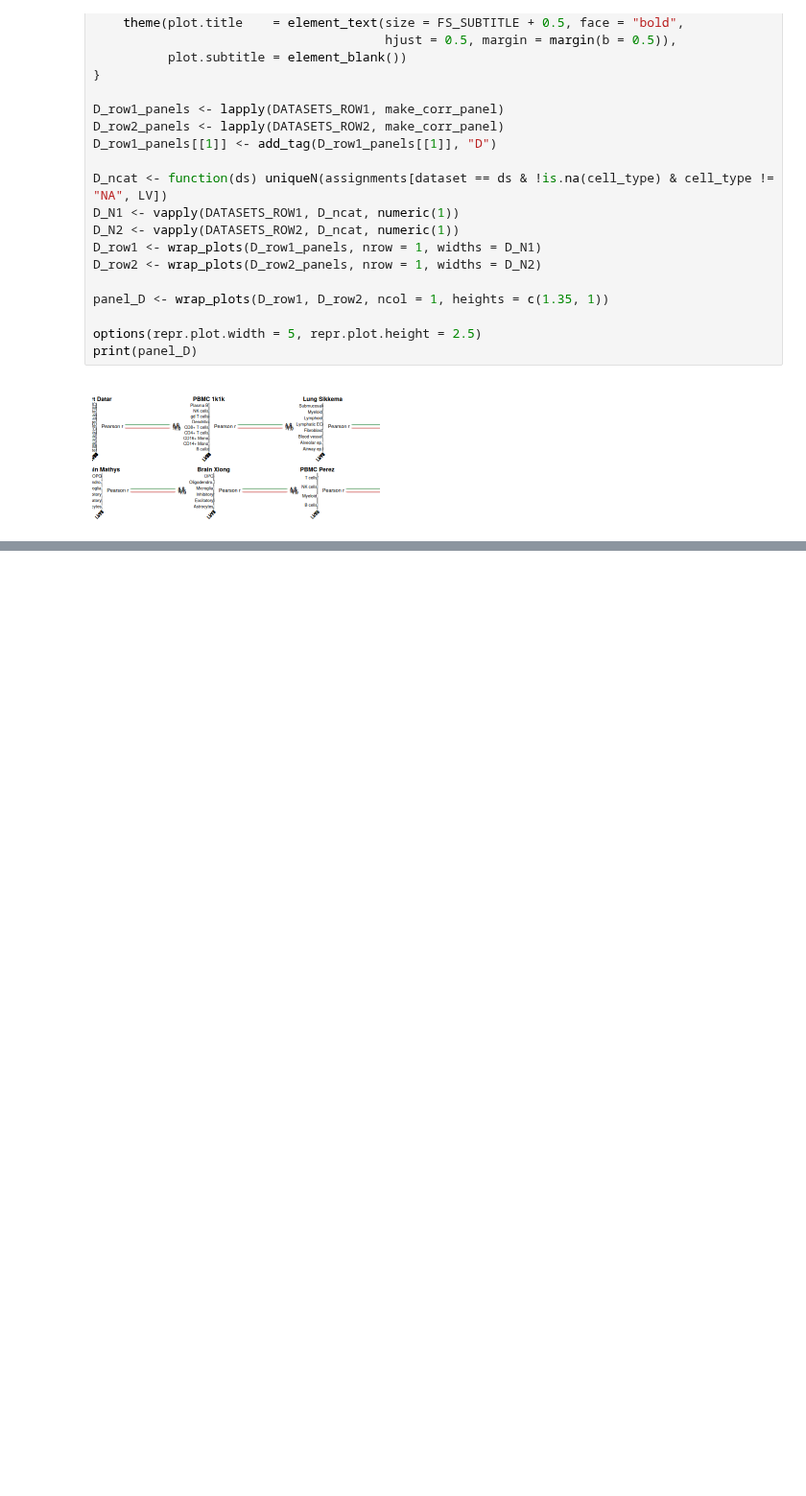
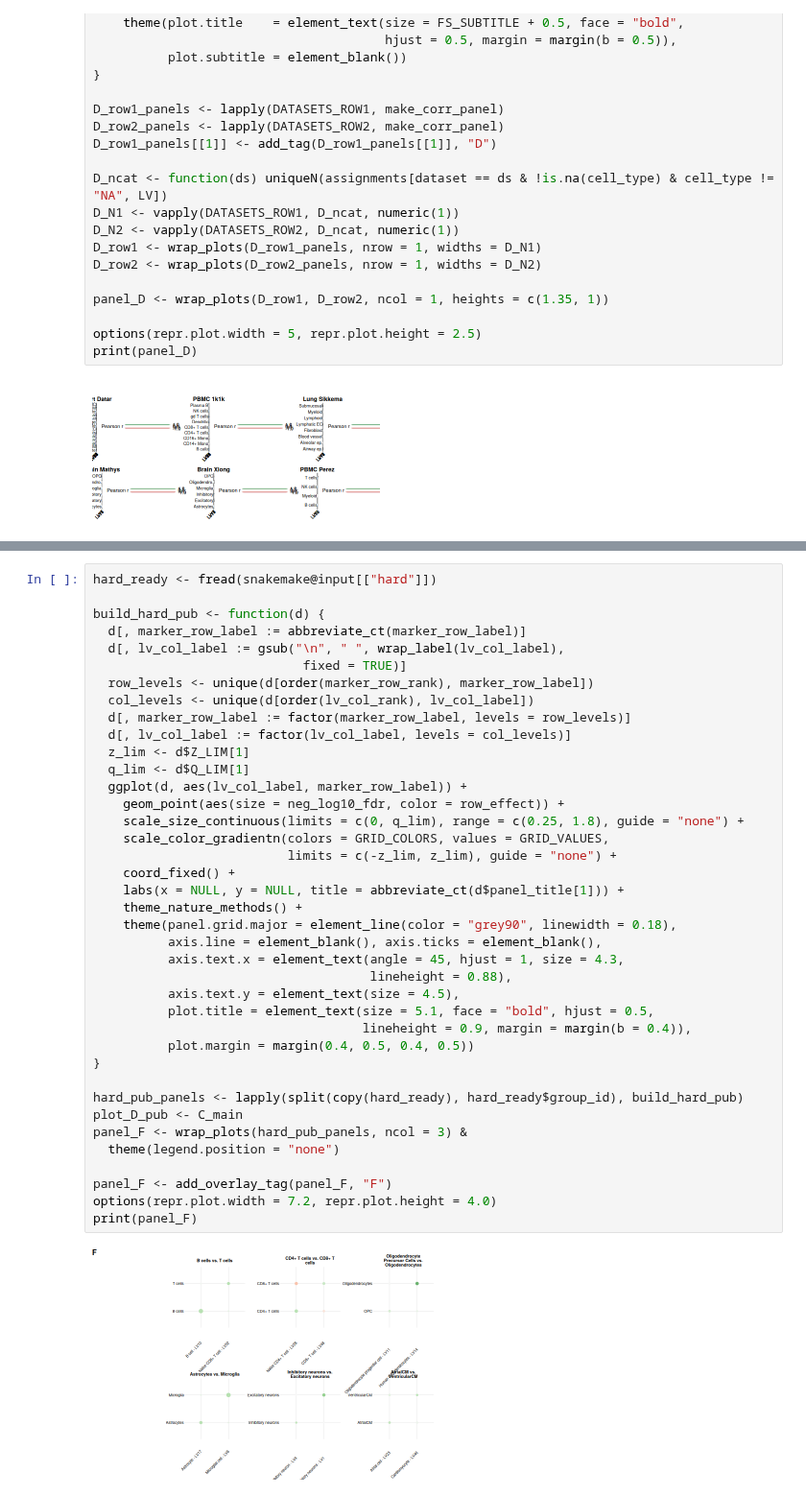
Before and after one commit to pivlab/clamp-analyses, a Jupyter notebook: nbs/99_panels/supp1.executed.ipynb, the cells around one changed output, grey strips where cells are left out. Shown at 96% size. Saved outputs shown, nothing was run; the diff lists cells and outputs as text; blank space fills up the shorter version.

```diff
--- a/nbs/99_panels/supp1.executed.ipynb
+++ b/nbs/99_panels/supp1.executed.ipynb
@@ -845,0 +647,41 @@ output directory: output/99_panels/supp1
+# %%
+hard_ready <- fread(snakemake@input[["hard"]])
+
+build_hard_pub <- function(d) {
+  d[, marker_row_label := abbreviate_ct(marker_row_label)]
+  d[, lv_col_label := gsub("\n", " ", wrap_label(lv_col_label),
+                            fixed = TRUE)]
+  row_levels <- unique(d[order(marker_row_rank), marker_row_label])
+  col_levels <- unique(d[order(lv_col_rank), lv_col_label])
+  d[, marker_row_label := factor(marker_row_label, levels = row_levels)]
+  d[, lv_col_label := factor(lv_col_label, levels = col_levels)]
+  z_lim <- d$Z_LIM[1]
+  q_lim <- d$Q_LIM[1]
+  ggplot(d, aes(lv_col_label, marker_row_label)) +
+    geom_point(aes(size = neg_log10_fdr, color = row_effect)) +
+    scale_size_continuous(limits = c(0, q_lim), range = c(0.25, 1.8), guide = "none") +
+    scale_color_gradientn(colors = GRID_COLORS, values = GRID_VALUES,
+                          limits = c(-z_lim, z_lim), guide = "none") +
+    coord_fixed() +
+    labs(x = NULL, y = NULL, title = abbreviate_ct(d$panel_title[1])) +
+    theme_nature_methods() +
+    theme(panel.grid.major = element_line(color = "grey90", linewidth = 0.18),
+          axis.line = element_blank(), axis.ticks = element_blank(),
+          axis.text.x = element_text(angle = 45, hjust = 1, size = 4.3,
+                                     lineheight = 0.88),
+          axis.text.y = element_text(size = 4.5),
+          plot.title = element_text(size = 5.1, face = "bold", hjust = 0.5,
+                                    lineheight = 0.9, margin = margin(b = 0.4)),
+          plot.margin = margin(0.4, 0.5, 0.4, 0.5))
+}
+
+hard_pub_panels <- lapply(split(copy(hard_ready), hard_ready$group_id), build_hard_pub)
+plot_D_pub <- C_main
+panel_F <- wrap_plots(hard_pub_panels, ncol = 3) &
+  theme(legend.position = "none")
+
+panel_F <- add_overlay_tag(panel_F, "F")
+options(repr.plot.width = 7.2, repr.plot.height = 4.0)
+print(panel_F)
+# %% [output]
+[figure, added]
```
Also changed, not shown: parts of 17 cells of this notebook.
